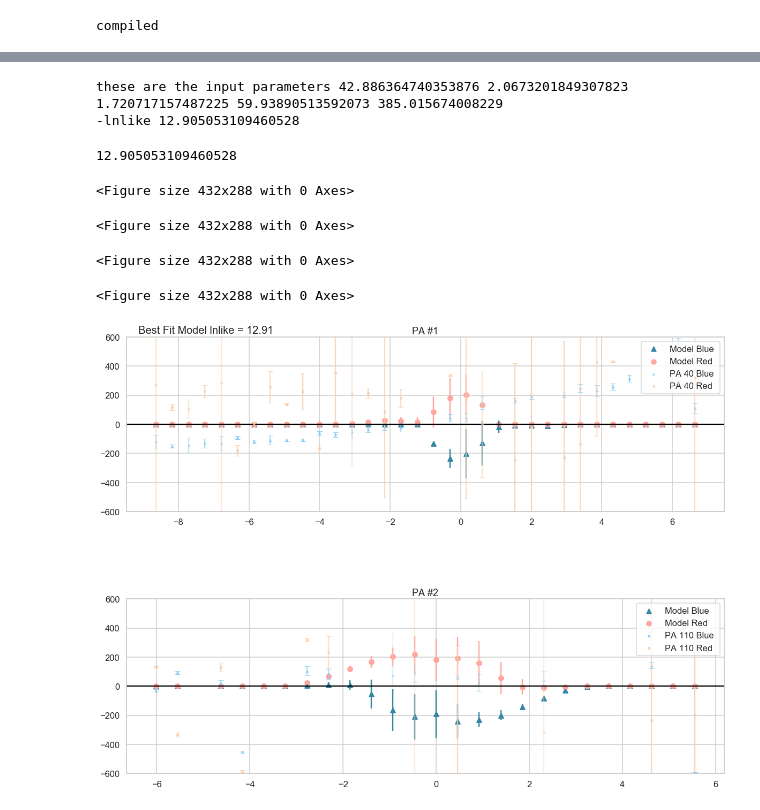
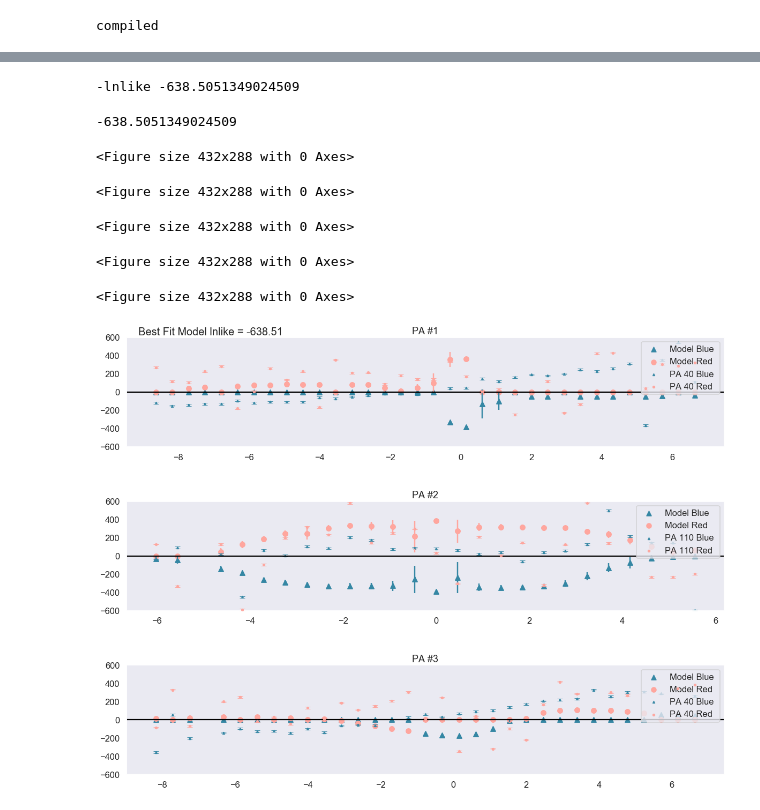
Before and after one commit to beckynevin/Bicones, a Jupyter notebook: Bicone_emcee.ipynb, the cells around one changed output, grey strips where cells are left out. Drawn from its saved outputs; the diff is of its cells as text; code cells hidden in the pictures.

```diff
--- a/Bicone_emcee.ipynb
+++ b/Bicone_emcee.ipynb
@@ -2283,18 +2750,14 @@ these are the input parameters 59.486881857863196 21.891828854942496 3.928780873
 # %%
 # Now make a plot of the bicone from these
-mean_0 = 42.886364740353876
-mean_1 = 2.0673201849307823
-mean_2 = 1.720717157487225
-mean_3 = 59.93890513592073
-mean_4 = 385.015674008229
-args = [boundaries,  xs_data_list, vel_data_list, error_up_list, error_down_list, 'yes']
-lnlike_bicone([mean_0, mean_1, mean_2, mean_3, mean_4], *args)
+mean_0, mean_1, mean_2, mean_3, mean_4 = [41, 23, 5.5, 55, 400]
+args = [boundaries,  xs_data_list, vel_data_list, error_up_list, error_down_list, 'yes', xs_proj, ys_proj]
+lnlike_bicone_plot([mean_0, mean_1, mean_2, mean_3, mean_4], *args)
 # %% [output]
-these are the input parameters 42.886364740353876 2.0673201849307823 1.720717157487225 59.93890513592073 385.015674008229
--lnlike 12.905053109460528
+-lnlike -638.5051349024509
-12.905053109460528
+-638.5051349024509
 <Figure size 432x288 with 0 Axes>
 <Figure size 432x288 with 0 Axes>
 <Figure size 432x288 with 0 Axes>
 <Figure size 432x288 with 0 Axes>
+<Figure size 432x288 with 0 Axes>
-[figure, old version]
+[figure, new version]
```
Also changed, not shown: parts of 5 cells of this notebook.
